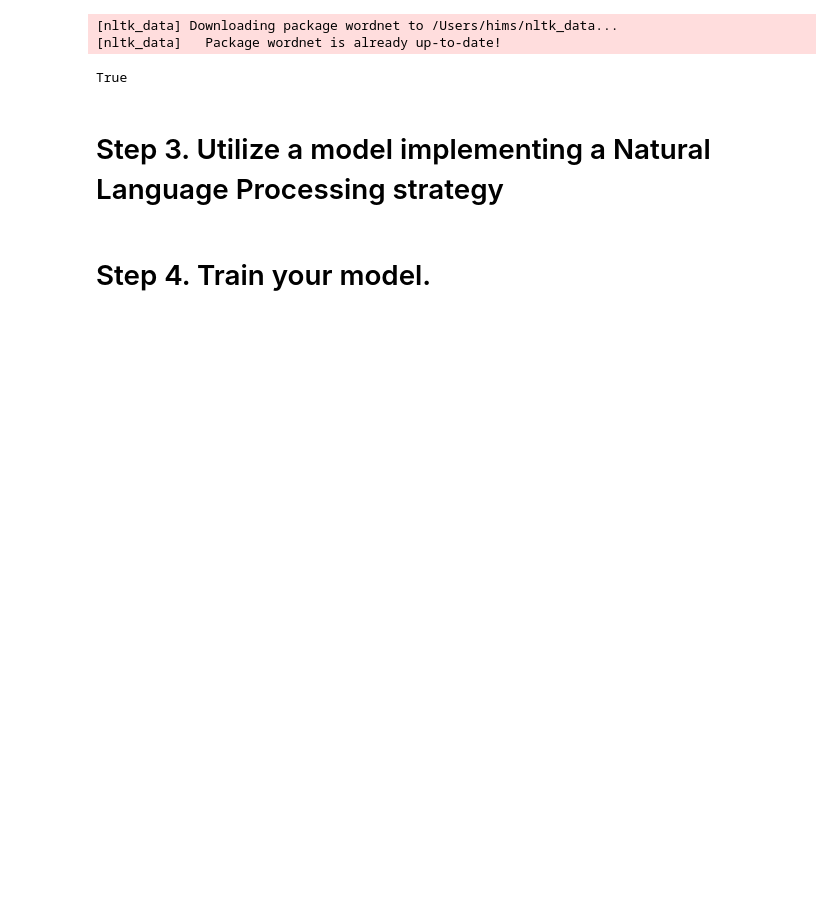
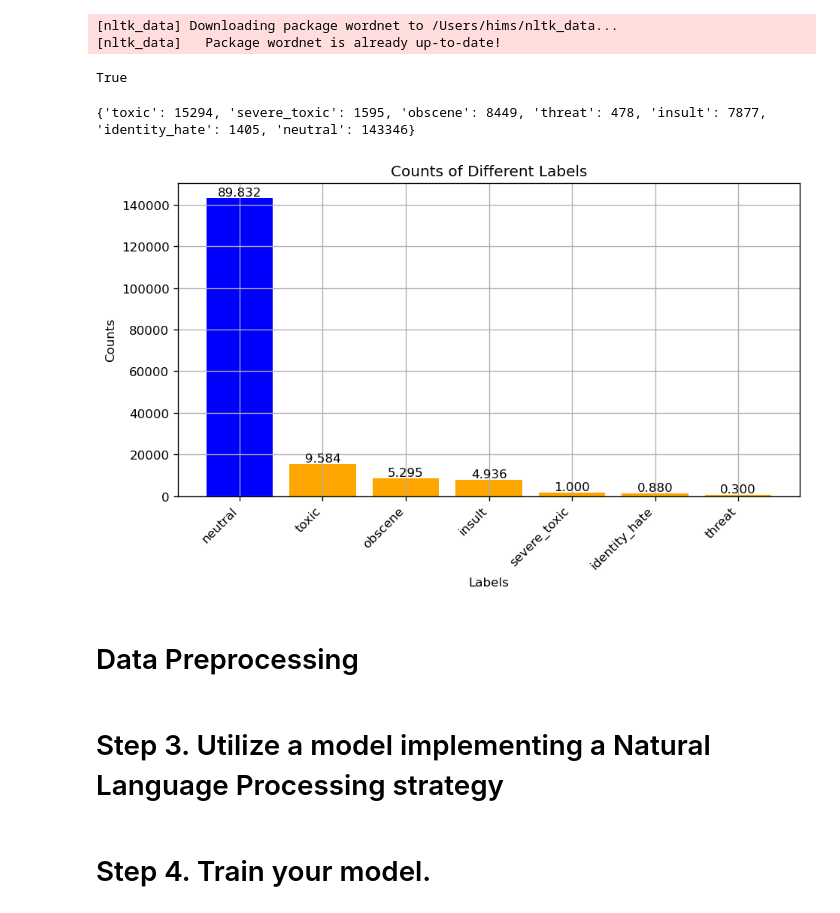
Before and after one commit to anjali-ojha/deep-learning, a Jupyter notebook: lab-2/part-2/part-2.ipynb, the cells around one changed output. Drawn from its saved outputs; the diff is of its cells as text; code cells hidden in the pictures; blank space fills up the shorter version.

```diff
--- a/lab-2/part-2/part-2.ipynb
+++ b/lab-2/part-2/part-2.ipynb
@@ -106,6 +122,36 @@ nltk.download('wordnet')
 [nltk_data] Downloading package wordnet to /Users/hims/nltk_data...
 [nltk_data]   Package wordnet is already up-to-date!
 True
+# %%
+# Count record counts for each label
+label_counts = train_df.iloc[:, 2:].sum().to_dict()
+label_counts['neutral'] = len(train_df[(train_df.iloc[:, 2:] == 0).all(axis=1)])
+print(label_counts)
+
+sorted_label_counts = dict(sorted(label_counts.items(), key=lambda item: item[1], reverse=True))
+
+# Plot the sorted bar chart with percentages on top of bars
+plt.figure(figsize=(8, 5), dpi=120)
+bars = plt.bar(sorted_label_counts.keys(), sorted_label_counts.values(), color=['blue' if label == 'neutral' else 'orange' for label in sorted_label_counts.keys()])
+
+plt.xlabel('Labels')
+plt.ylabel('Counts')
+plt.grid(True)
+plt.title('Counts of Different Labels')
+
+# Add percentages on top of bars
+for bar in bars:
+    yval = bar.get_height()
+    plt.text(bar.get_x() + bar.get_width() / 2, yval + 5, f'{yval/len(train_df)*100:3.3f}', ha='center', va='bottom', fontsize=10)
+
+plt.xticks(rotation=45, ha='right')
+plt.tight_layout()
+plt.show()
+# %% [output]
+{'toxic': 15294, 'severe_toxic': 1595, 'obscene': 8449, 'threat': 478, 'insult': 7877, 'identity_hate': 1405, 'neutral': 143346}
+[figure, added]
+# %% [markdown]
+# Data Preprocessing
 # %%
 import contractions
 
```
Also changed, not shown: parts of 25 cells of this notebook.
